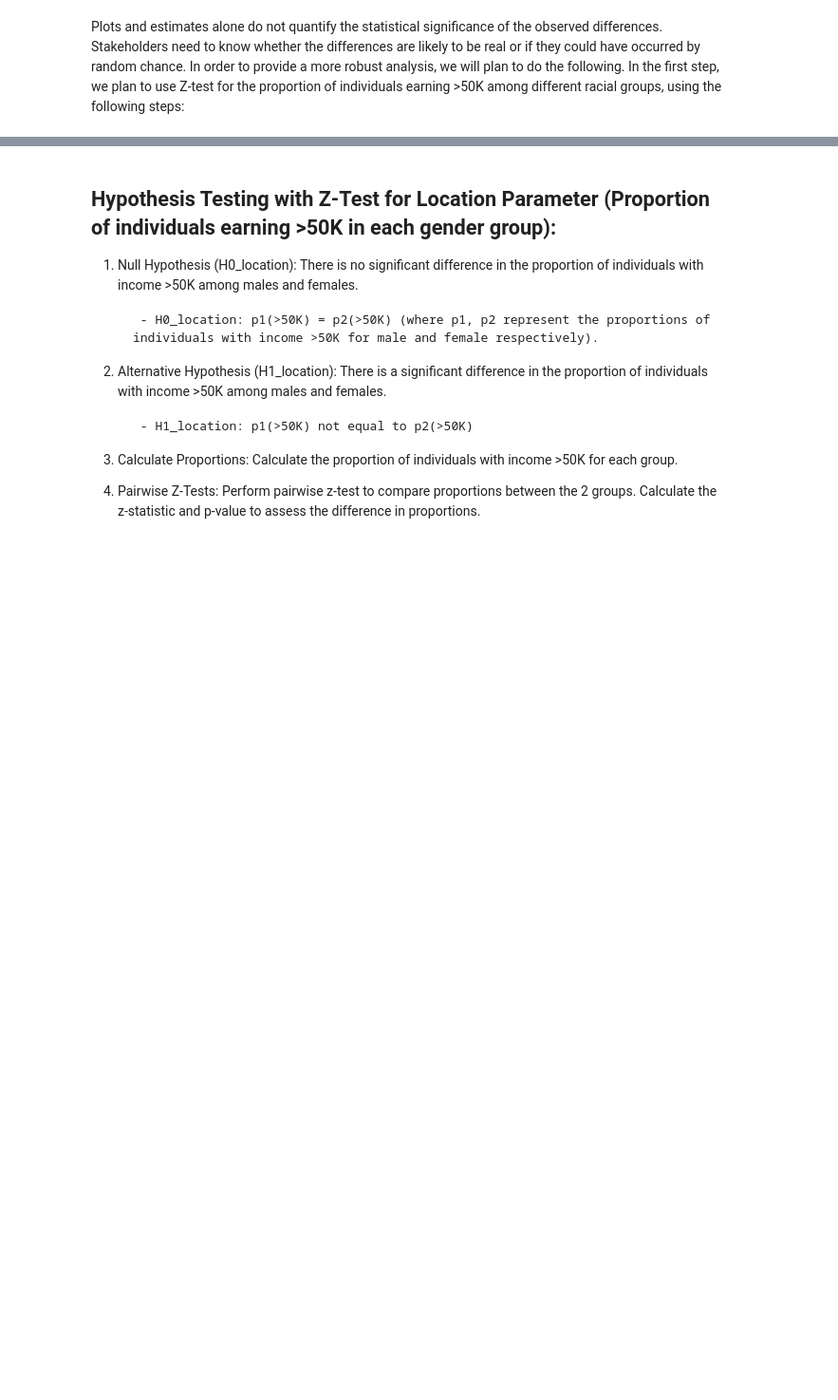
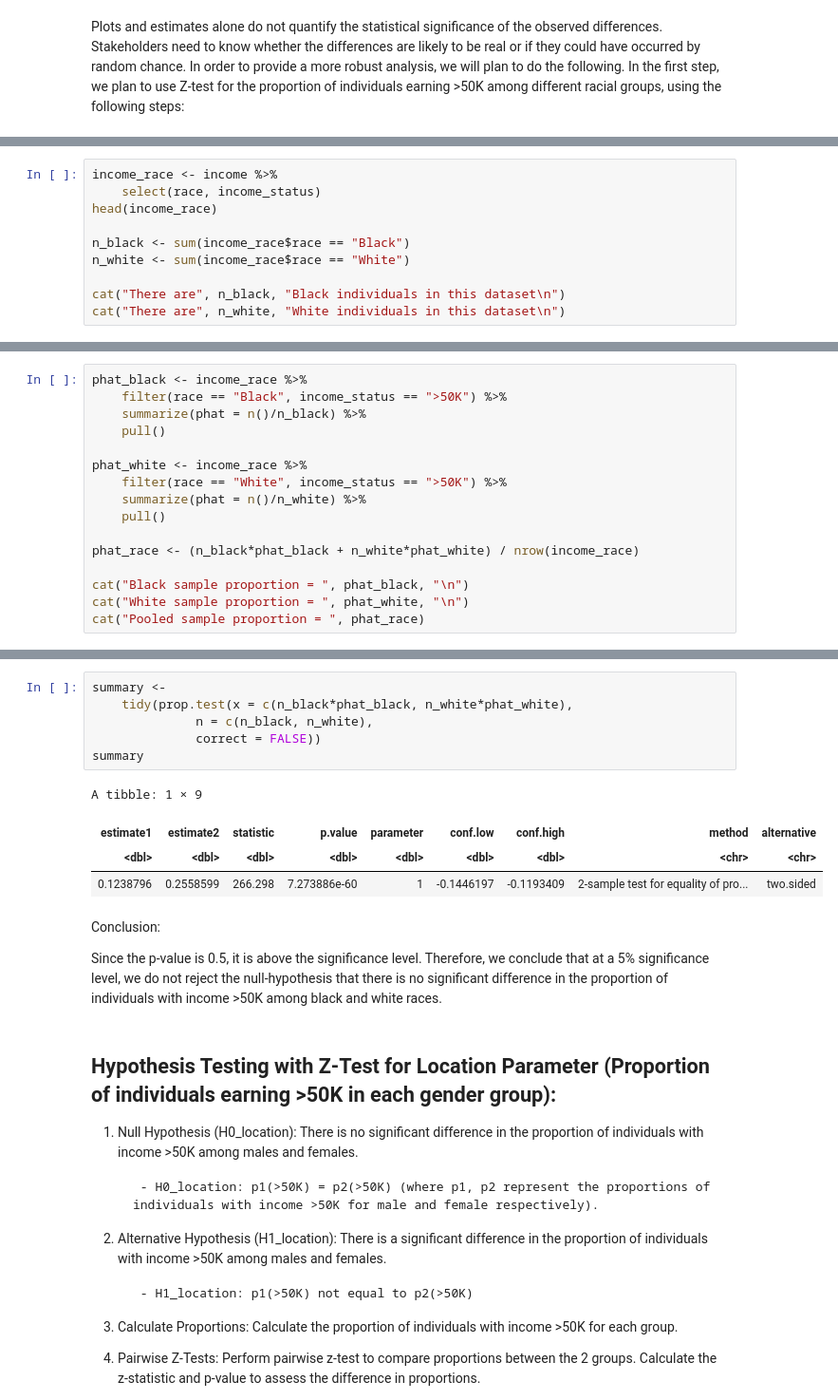
Before and after one commit to Praj-na/stat201-groupproject, a Jupyter notebook: Project-G14.ipynb, the cells around one changed output, grey strips where cells are left out. Shown at 95% size. Drawn from its saved outputs; the diff is of its cells as text; blank space fills up the shorter version.

Commit message:
Hypothesis Test for Race

```diff
--- a/Project-G14.ipynb
+++ b/Project-G14.ipynb
@@ -224,0 +274,10 @@ Our next step would be repeating this process for sex, as our second parameter.
+# %%
+income_race <- income %>%
+    select(race, income_status)
+head(income_race)
+
+n_black <- sum(income_race$race == "Black")
+n_white <- sum(income_race$race == "White")
+
+cat("There are", n_black, "Black individuals in this dataset\n")
+cat("There are", n_white, "White individuals in this dataset\n")
@@ -224,0 +298,16 @@ Our next step would be repeating this process for sex, as our second parameter.
+# %%
+phat_black <- income_race %>%
+    filter(race == "Black", income_status == ">50K") %>%
+    summarize(phat = n()/n_black) %>%
+    pull()
+
+phat_white <- income_race %>%
+    filter(race == "White", income_status == ">50K") %>%
+    summarize(phat = n()/n_white) %>%
+    pull()
+
+phat_race <- (n_black*phat_black + n_white*phat_white) / nrow(income_race)
+
+cat("Black sample proportion = ", phat_black, "\n")
+cat("White sample proportion = ", phat_white, "\n")
+cat("Pooled sample proportion = ", phat_race)
@@ -225,3 +331,18 @@ Our next step would be repeating this process for sex, as our second parameter.
+# %%
+summary <-
+    tidy(prop.test(x = c(n_black*phat_black, n_white*phat_white),
+              n = c(n_black, n_white),
+              correct = FALSE))
+summary
+# %% [output]
+A tibble: 1 × 9
+| estimate1 | estimate2 | statistic | p.value | parameter | conf.low | conf.high | method | alternative |
+| <dbl> | <dbl> | <dbl> | <dbl> | <dbl> | <dbl> | <dbl> | <chr> | <chr> |
+| 0.1238796 | 0.2558599 | 266.298 | 7.273886e-60 | 1 | -0.1446197 | -0.1193409 | 2-sample test for equality of pro... | two.sided |
+# %% [markdown]
+Conclusion:
+
+Since the p-value is 0.5, it is above the significance level. Therefore, we conclude that at a 5% significance level, we do not reject the null-hypothesis that there is no significant difference in the proportion of individuals with income >50K among black and white races.
 # %% [markdown]
 ## Hypothesis Testing with Z-Test for Location Parameter (Proportion of individuals earning >50K in each gender group):
 1. Null Hypothesis (H0_location): There is no significant difference in the proportion of individuals with income >50K among males and females.
```
Also changed, not shown: parts of 15 cells of this notebook.
